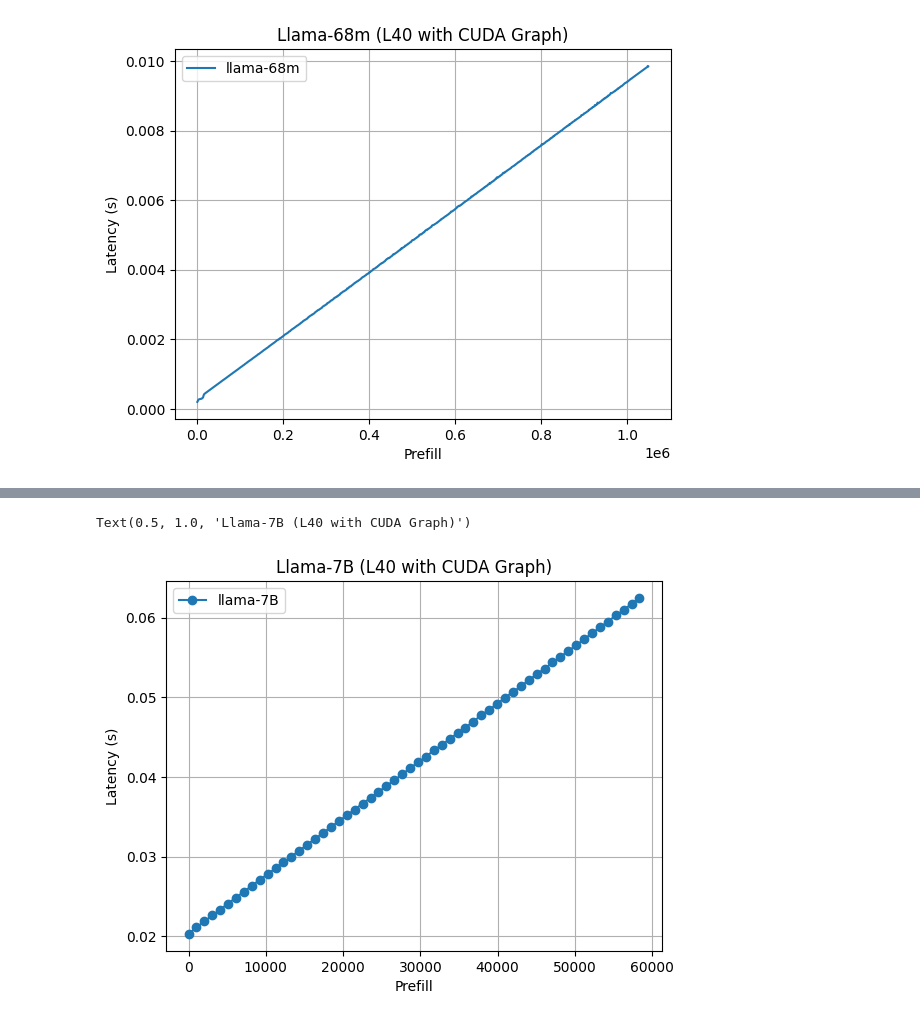
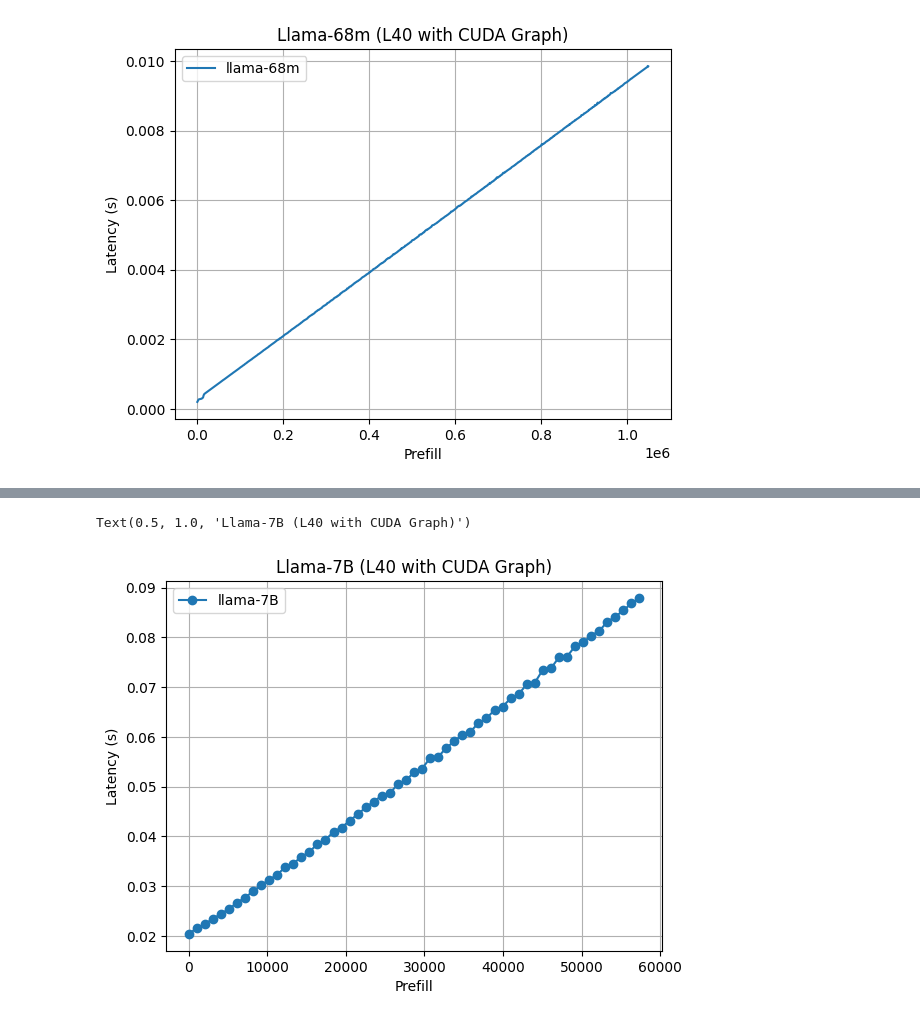
Before and after one commit to ranonrkm/TriForce-legacy, a Jupyter notebook: apps/plot.ipynb, the cells around one changed output, grey strips where cells are left out. Drawn from its saved outputs; the diff is of its cells as text; code cells hidden in the pictures.

```diff
--- a/apps/plot.ipynb
+++ b/apps/plot.ipynb
@@ -139,3 +139,43 @@ plt.title('Llama-68m (L40 with CUDA Graph)')
 # %% [output]
 Text(0.5, 1.0, 'Llama-68m (L40 with CUDA Graph)')
 [figure]
+# %%
+import pandas as pd
+import matplotlib.pyplot as plt
+from pytest import mark
+
+file_path = '/home/hanshis/workspace/LongContextInfer/benchmark/report/L40_llama_7B_128K_graph.csv'
+df = pd.read_csv(file_path)
+table = df[df['model'] == 'NousResearch/Yarn-Llama-2-7b-128k']
+x_list = table['prefill'].unique()
+x_list.sort()
+y_list = []
+for x in x_list:
+    y_list.append(table[table['prefill'] == x]['latency'].mean())
+plt.plot(x_list, y_list, label='llama-7B', marker='o')
+
+file_path = '/home/hanshis/workspace/LongContextInfer/benchmark/report/L40_torch_vanilla.csv'
+df = pd.read_csv(file_path)
+table = df
+x_list = table['prefill'].unique()
+x_list.sort()
+y_list = []
+for x in x_list:
+    y_list.append(table[table['prefill'] == x]['latency'].mean())
+plt.plot(x_list, y_list, label='llama-7B-torch (vanilla)', marker='o')
+
+file_path = '/home/hanshis/workspace/LongContextInfer/benchmark/report/L40_torch_new.csv'
+df = pd.read_csv(file_path)
+table = df
+x_list = table['prefill'].unique()
+x_list.sort()
+y_list = []
+for x in x_list:
+    y_list.append(table[table['prefill'] == x]['latency'].mean())
+plt.plot(x_list, y_list, label='llama-7B-torch (scaled_dot_product_attention)', marker='o')
+
+plt.xlabel('Prefill')
+plt.ylabel('Latency (s)')
+plt.grid()
+plt.legend()
+plt.title('Llama-7B (L40 with CUDA Graph)')
@@ -142,22 +185,22 @@ Text(0.5, 1.0, 'Llama-68m (L40 with CUDA Graph)')
 # %%
 import pandas as pd
 import matplotlib.pyplot as plt
 from pytest import mark
 
-file_path = '/home/hanshis/workspace/LongContextInfer/benchmark/report/L40_llama_7B_128K_graph.csv'
+file_path = '/home/hanshis/workspace/LongContextInfer/benchmark/report/L40_torch_vanilla.csv'
 df = pd.read_csv(file_path)
-table = df[df['model'] == 'NousResearch/Yarn-Llama-2-7b-128k']
+table = df
 x_list = table['prefill'].unique()
 x_list.sort()
 y_list = []
 for x in x_list:
     y_list.append(table[table['prefill'] == x]['latency'].mean())
 plt.plot(x_list, y_list, label='llama-7B', marker='o')
 plt.xlabel('Prefill')
 plt.ylabel('Latency (s)')
 plt.grid()
 plt.legend()
 plt.title('Llama-7B (L40 with CUDA Graph)')
 # %% [output]
 Text(0.5, 1.0, 'Llama-7B (L40 with CUDA Graph)')
-[figure, old version]
+[figure, new version]
```
Also changed, not shown: parts of 1 cell of this notebook, 14 other files.
